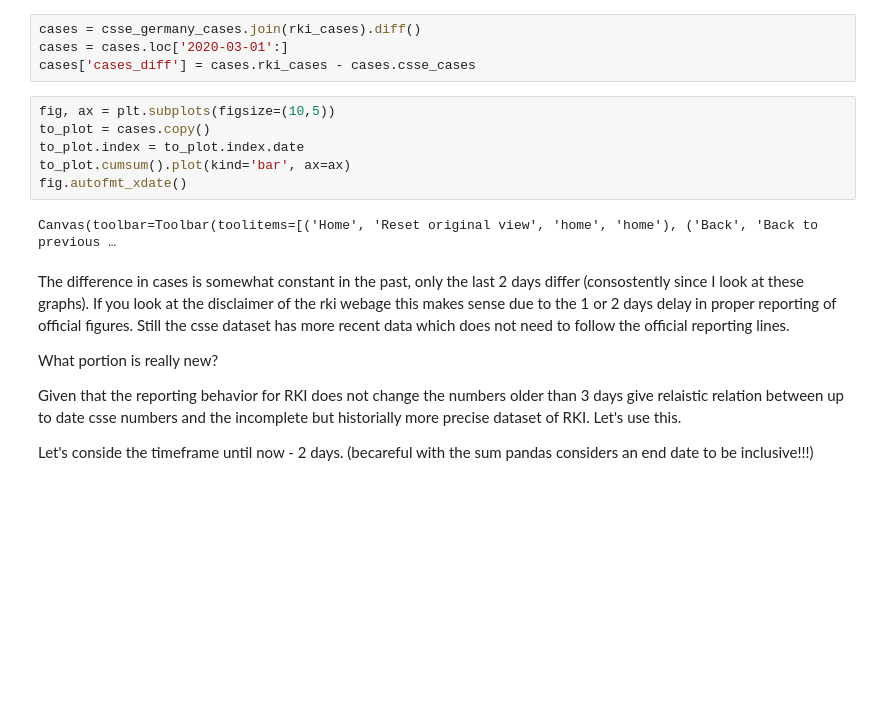
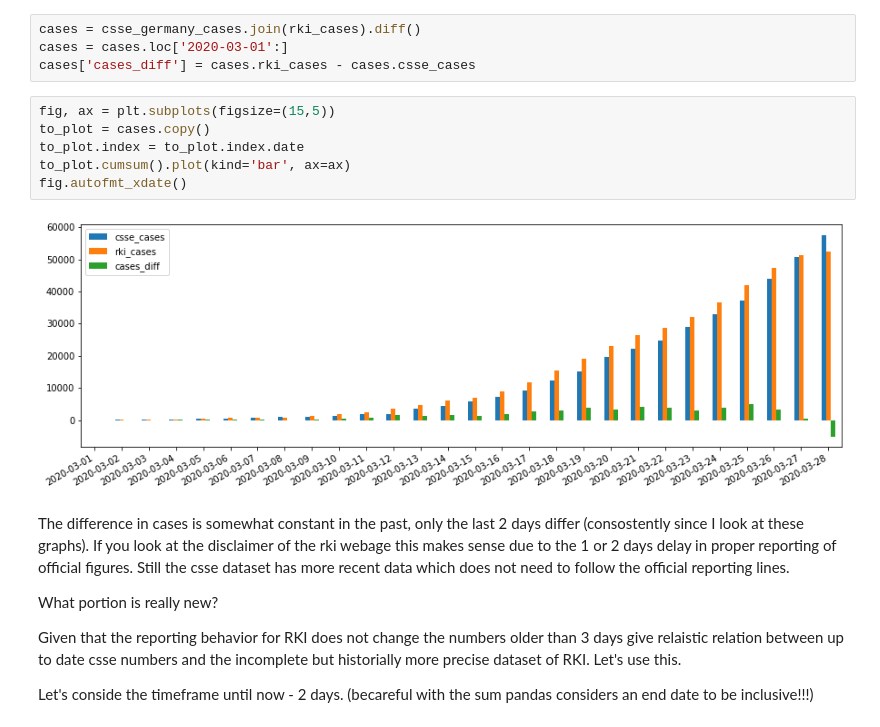
Before and after one commit to d-likes-it/corona-analysis, a Jupyter notebook: Corona-Is-Germany-Linear.ipynb, the cells around one changed output. Drawn from its saved outputs; the diff is of its cells as text; blank space fills up the shorter version.

Commit message:
inlining images

```diff
--- a/Corona-Is-Germany-Linear.ipynb
+++ b/Corona-Is-Germany-Linear.ipynb
@@ -56,13 +56,13 @@ cases = csse_germany_cases.join(rki_cases).diff()
 cases = cases.loc['2020-03-01':]
 cases['cases_diff'] = cases.rki_cases - cases.csse_cases
 # %%
-fig, ax = plt.subplots(figsize=(10,5))
+fig, ax = plt.subplots(figsize=(15,5))
 to_plot = cases.copy()
 to_plot.index = to_plot.index.date
 to_plot.cumsum().plot(kind='bar', ax=ax)
 fig.autofmt_xdate()
 # %% [output]
-Canvas(toolbar=Toolbar(toolitems=[('Home', 'Reset original view', 'home', 'home'), ('Back', 'Back to previous …
+[figure, added]
 # %% [markdown]
 The difference in cases is somewhat constant in the past, only the last 2 days differ (consostently since I look at these graphs). If you look at the disclaimer of the rki webage this makes sense due to the 1 or 2 days delay in proper reporting of official figures. Still the csse dataset has more recent data which does not need to follow the official reporting lines.
 
```
Also changed, not shown: parts of 2 cells of this notebook.
